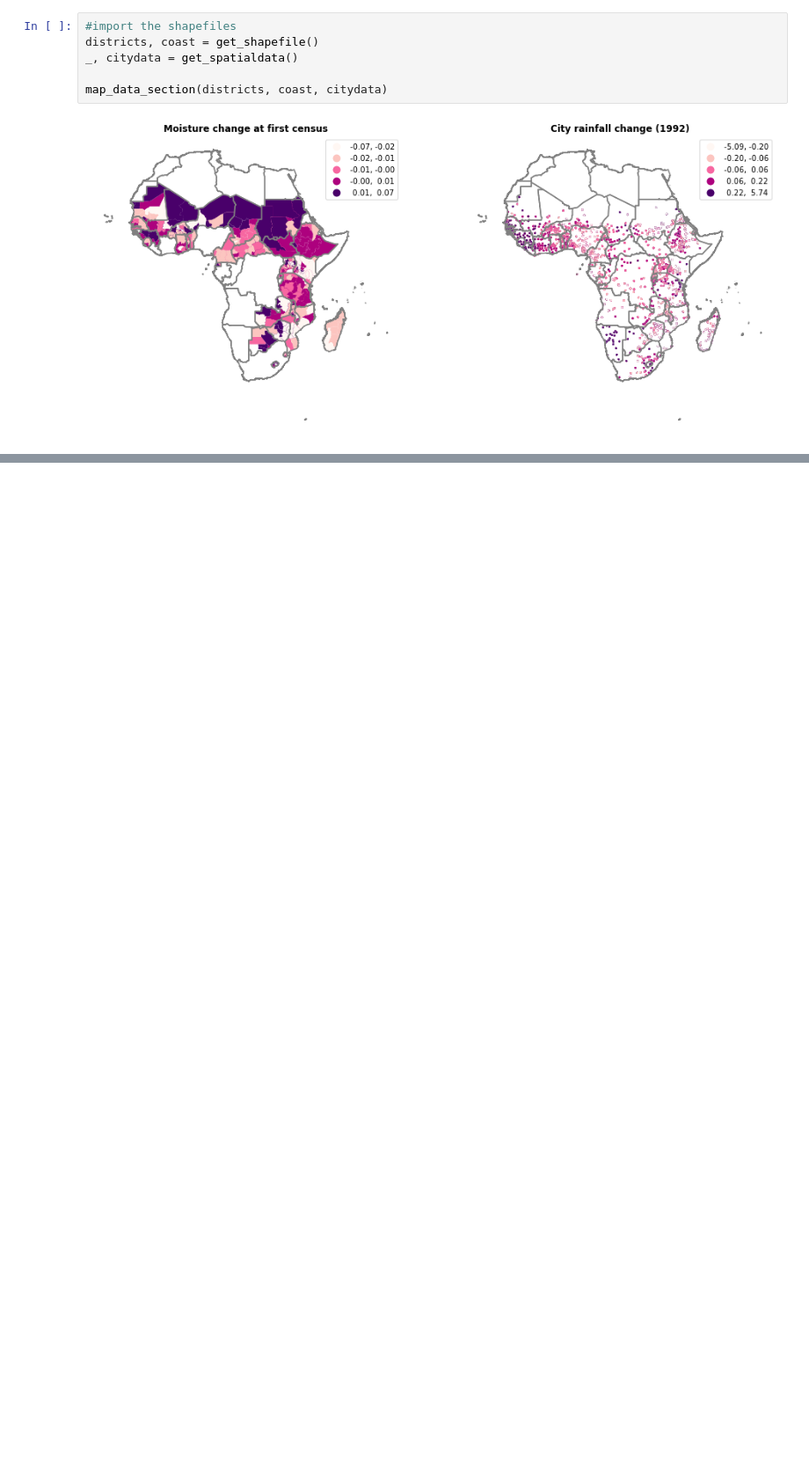
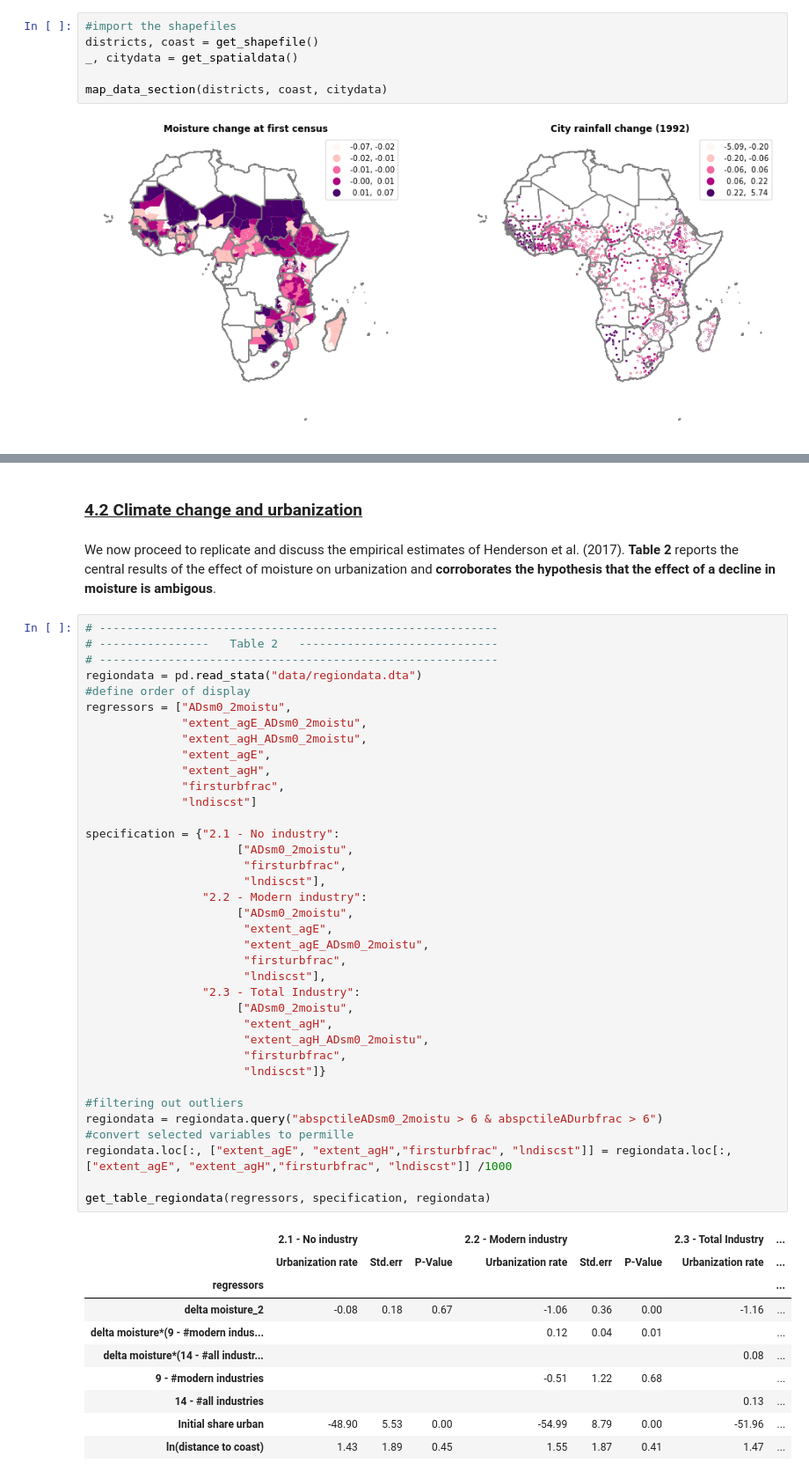
Before and after one commit to pcschreiber1/Henderson_2017_Replication, a Jupyter notebook: Replication notebook.ipynb, the cells around one changed output, grey strips where cells are left out. Shown at 88% size. Saved outputs shown, nothing was run; the diff lists cells and outputs as text; blank space fills up the shorter version.

Commit message:
included up to Section 2 Table 2

```diff
--- a/Replication notebook.ipynb
+++ b/Replication notebook.ipynb
@@ -90,0 +128,52 @@ map_data_section(districts, coast, citydata)
+# %% [markdown]
+<h3><u>4.2 Climate change and urbanization</u></h3>
+# %% [markdown]
+We now proceed to replicate and discuss the empirical estimates of Henderson et al. (2017). **Table 2** reports the central results of the effect of moisture on urbanization and **corroborates the hypothesis that the effect of a decline in moisture is ambigous**.
+# %%
+# ----------------------------------------------------------
+# ----------------   Table 2   -----------------------------
+# ----------------------------------------------------------
+regiondata = pd.read_stata("data/regiondata.dta")
+#define order of display
+regressors = ["ADsm0_2moistu",
+              "extent_agE_ADsm0_2moistu",
+              "extent_agH_ADsm0_2moistu",
+              "extent_agE",
+              "extent_agH",
+              "firsturbfrac",
+              "lndiscst"]
+
+specification = {"2.1 - No industry":
+                      ["ADsm0_2moistu",
+                       "firsturbfrac",
+                       "lndiscst"],
+                 "2.2 - Modern industry":
+                      ["ADsm0_2moistu",
+                       "extent_agE",
+                       "extent_agE_ADsm0_2moistu",
+                       "firsturbfrac",
+                       "lndiscst"],
+                 "2.3 - Total Industry":
+                      ["ADsm0_2moistu",
+                       "extent_agH",
+                       "extent_agH_ADsm0_2moistu",
+                       "firsturbfrac",
+                       "lndiscst"]}
+
+#filtering out outliers
+regiondata = regiondata.query("abspctileADsm0_2moistu > 6 & abspctileADurbfrac > 6")
+#convert selected variables to permille
+regiondata.loc[:, ["extent_agE", "extent_agH","firsturbfrac", "lndiscst"]] = regiondata.loc[:, ["extent_agE", "extent_agH","firsturbfrac", "lndiscst"]] /1000
+
+get_table_regiondata(regressors, specification, regiondata)
+# %% [output]
+|  | 2.1 - No industry |  |  | 2.2 - Modern industry |  |  | 2.3 - Total Industry | ... |
+|  | Urbanization rate | Std.err | P-Value | Urbanization rate | Std.err | P-Value | Urbanization rate | ... |
+| regressors |  |  |  |  |  |  |  | ... |
+| delta moisture_2 | -0.08 | 0.18 | 0.67 | -1.06 | 0.36 | 0.00 | -1.16 | ... |
+| delta moisture*(9 - #modern indus... |  |  |  | 0.12 | 0.04 | 0.01 |  | ... |
+| delta moisture*(14 - #all industr... |  |  |  |  |  |  | 0.08 | ... |
+| 9 - #modern industries |  |  |  | -0.51 | 1.22 | 0.68 |  | ... |
+| 14 - #all industries |  |  |  |  |  |  | 0.13 | ... |
+| Initial share urban | -48.90 | 5.53 | 0.00 | -54.99 | 8.79 | 0.00 | -51.96 | ... |
+| ln(distance to coast) | 1.43 | 1.89 | 0.45 | 1.55 | 1.87 | 0.41 | 1.47 | ... |
```
Also changed, not shown: parts of 6 cells of this notebook.
